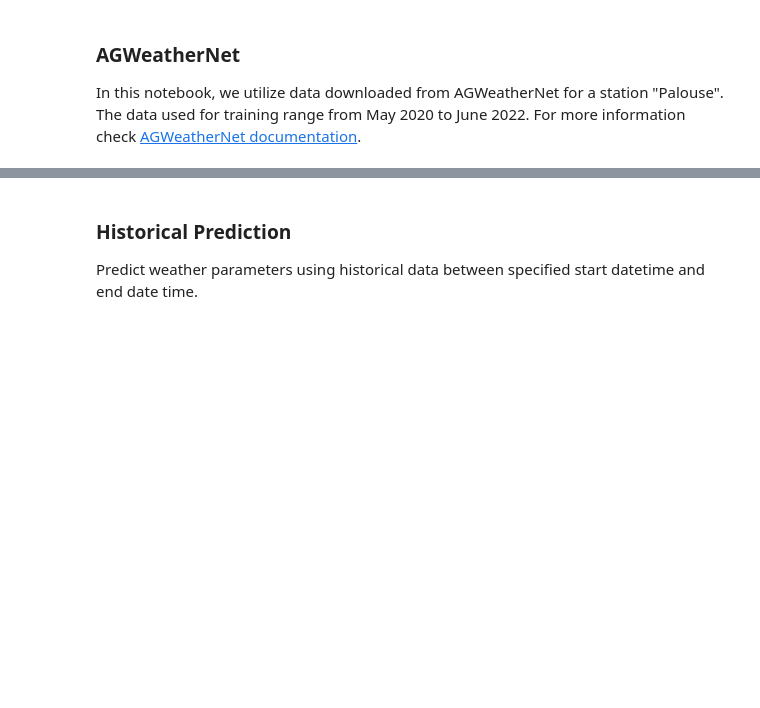
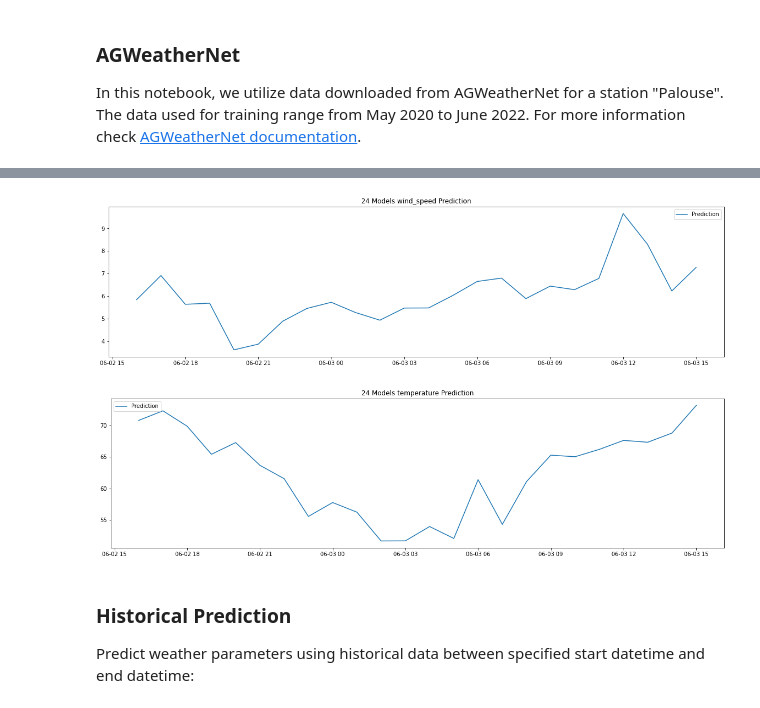
Before and after one commit to microsoft/farmvibes-ai, a Jupyter notebook: notebooks/deepmc/mc_forecast.ipynb, the cells around one changed output, grey strips where cells are left out. Drawn from its saved outputs; the diff is of its cells as text; code cells hidden in the pictures; blank space fills up the shorter version.

```diff
--- a/notebooks/deepmc/mc_forecast.ipynb
+++ b/notebooks/deepmc/mc_forecast.ipynb
@@ -130,12 +288,15 @@ df_out = weather_forecast.inference(base_data_df,
 # %%
 for predict in MODEL_OUT_FEATURES:
     plt.figure(figsize=(20, 5))
     plt.plot(df_out["date"].values, df_out[predict].values)
-    plt.title(f"24 Models {predict} Ground Truth Vs Predict")
-    plt.legend(["Predict", "Ground Truth"])
+    plt.title(f"24 Models {predict} Prediction")
+    plt.legend(["Prediction"])
+# %% [output]
+[figure, added]
+[figure, added]
 # %% [markdown]
 ### Historical Prediction
-Predict weather parameters using historical data between specified start datetime and end date time.
+Predict weather parameters using historical data between specified start datetime and end datetime:
 # %%
 file_path = f"./data/{STATION_NAME}/prediction.csv"
 input_df = utils.get_csv_data(path=file_path)
```
Also changed, not shown: parts of 11 cells of this notebook, 5 other files.
